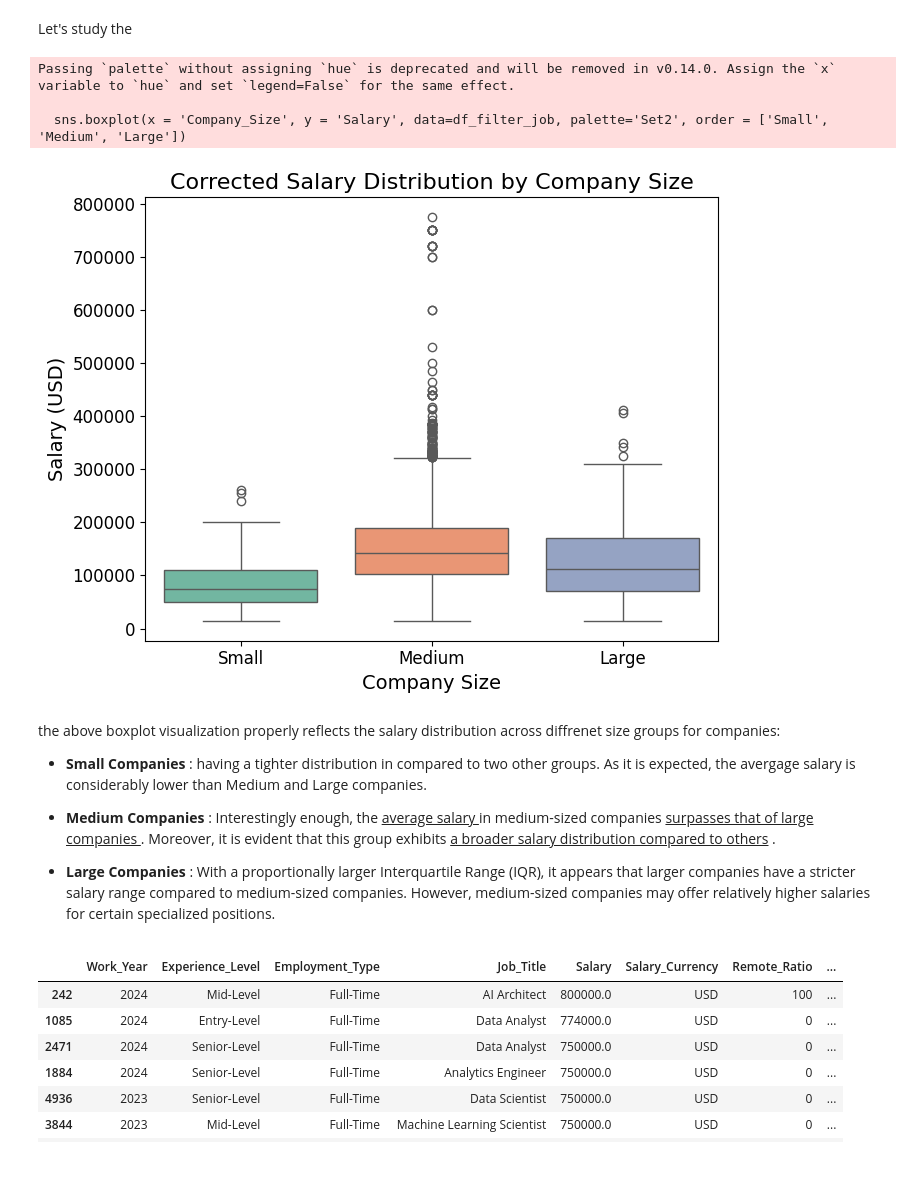
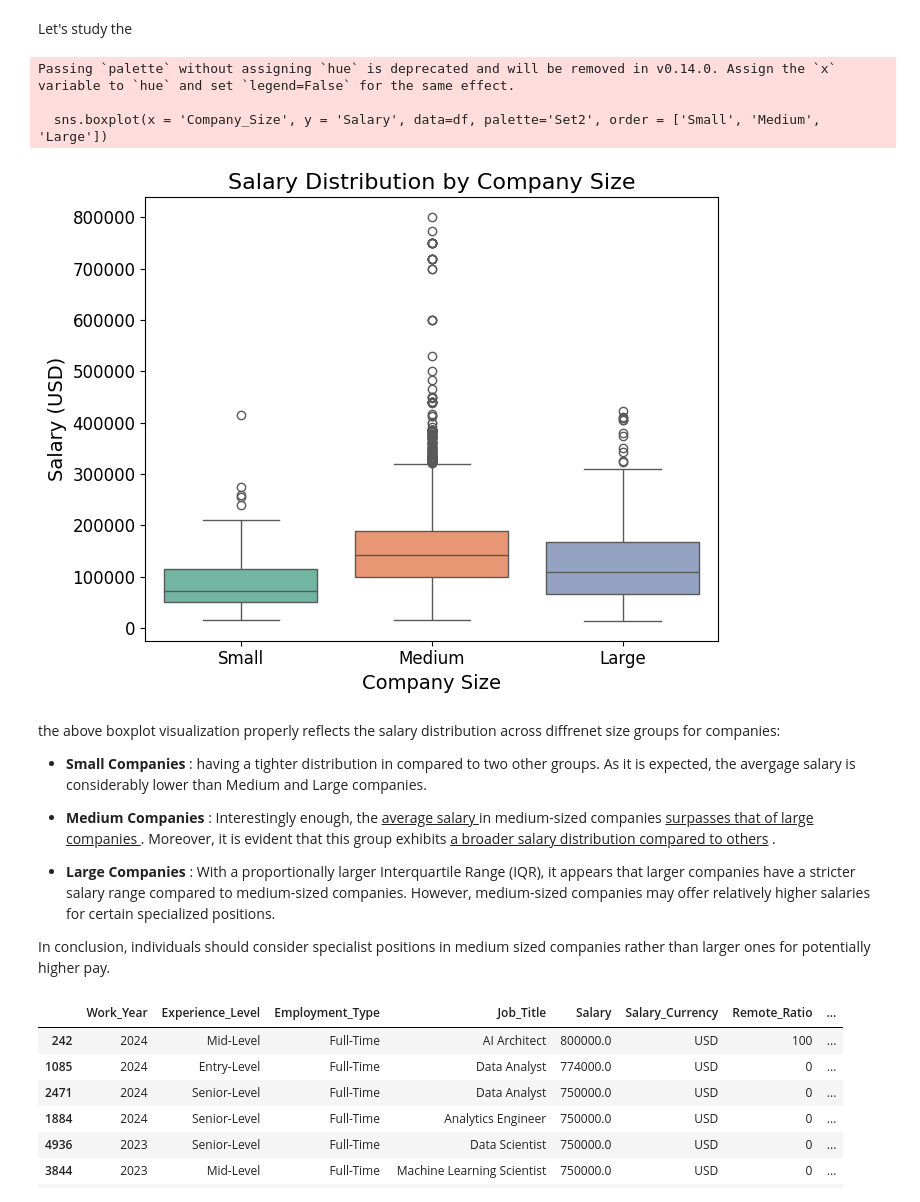
Before and after one commit to denezo/data-science-course, a Jupyter notebook: DS_CA2.ipynb, the cells around one changed output. Drawn from its saved outputs; the diff is of its cells as text; code cells hidden in the pictures; blank space fills up the shorter version.

```diff
--- a/DS_CA2.ipynb
+++ b/DS_CA2.ipynb
@@ -990,21 +990,23 @@ df_filter_job.sort_values(by = 'Salary', ascending=False).head(10)
 # %% [markdown]
 Let's study the
 # %%
+df = filtered_df
+
 plt.figure(figsize=(7, 5.5))
-sns.boxplot(x = 'Company_Size', y = 'Salary', data=df_filter_job, palette='Set2', order = ['Small', 'Medium', 'Large'])
+sns.boxplot(x = 'Company_Size', y = 'Salary', data=df, palette='Set2', order = ['Small', 'Medium', 'Large'])
 plt.title('Salary Distribution by Company Size', fontsize=16)
 plt.xlabel('Company Size', fontsize=14)
 plt.ylabel('Salary (USD)', fontsize=14)
 plt.xticks(fontsize=12)
 plt.yticks(fontsize=12)
 plt.tight_layout()
 
 plt.show()
 # %% [output]
 Passing `palette` without assigning `hue` is deprecated and will be removed in v0.14.0. Assign the `x` variable to `hue` and set `legend=False` for the same effect.
 
-  sns.boxplot(x = 'Company_Size', y = 'Salary', data=df_filter_job, palette='Set2', order = ['Small', 'Medium', 'Large'])
+  sns.boxplot(x = 'Company_Size', y = 'Salary', data=df, palette='Set2', order = ['Small', 'Medium', 'Large'])
-[figure, old version]
+[figure, new version]
 # %% [markdown]
 the above boxplot visualization properly reflects the salary distribution across diffrenet size groups for companies:
 
@@ -1013,6 +1015,8 @@ the above boxplot visualization properly reflects the salary distribution across
 - **Medium Companies** : Interestingly enough, the <span style="text-decoration:underline;"> average salary </span> in medium-sized companies <span style="text-decoration:underline;">surpasses that of large companies </span>. Moreover, it is evident that this group exhibits <span style="text-decoration:underline;"> a broader salary distribution compared to others</span> .
 
 - **Large Companies** : With a proportionally larger Interquartile Range (IQR), it appears that larger companies have a stricter salary range compared to medium-sized companies. However, medium-sized companies may offer relatively higher salaries for certain specialized positions.
+
+In conclusion, individuals should consider specialist positions in medium sized companies rather than larger ones for potentially higher pay.
 # %%
 # 10 most salaries :
 filtered_df.sort_values(by=['Salary'],ascending=False).head(10)
```
